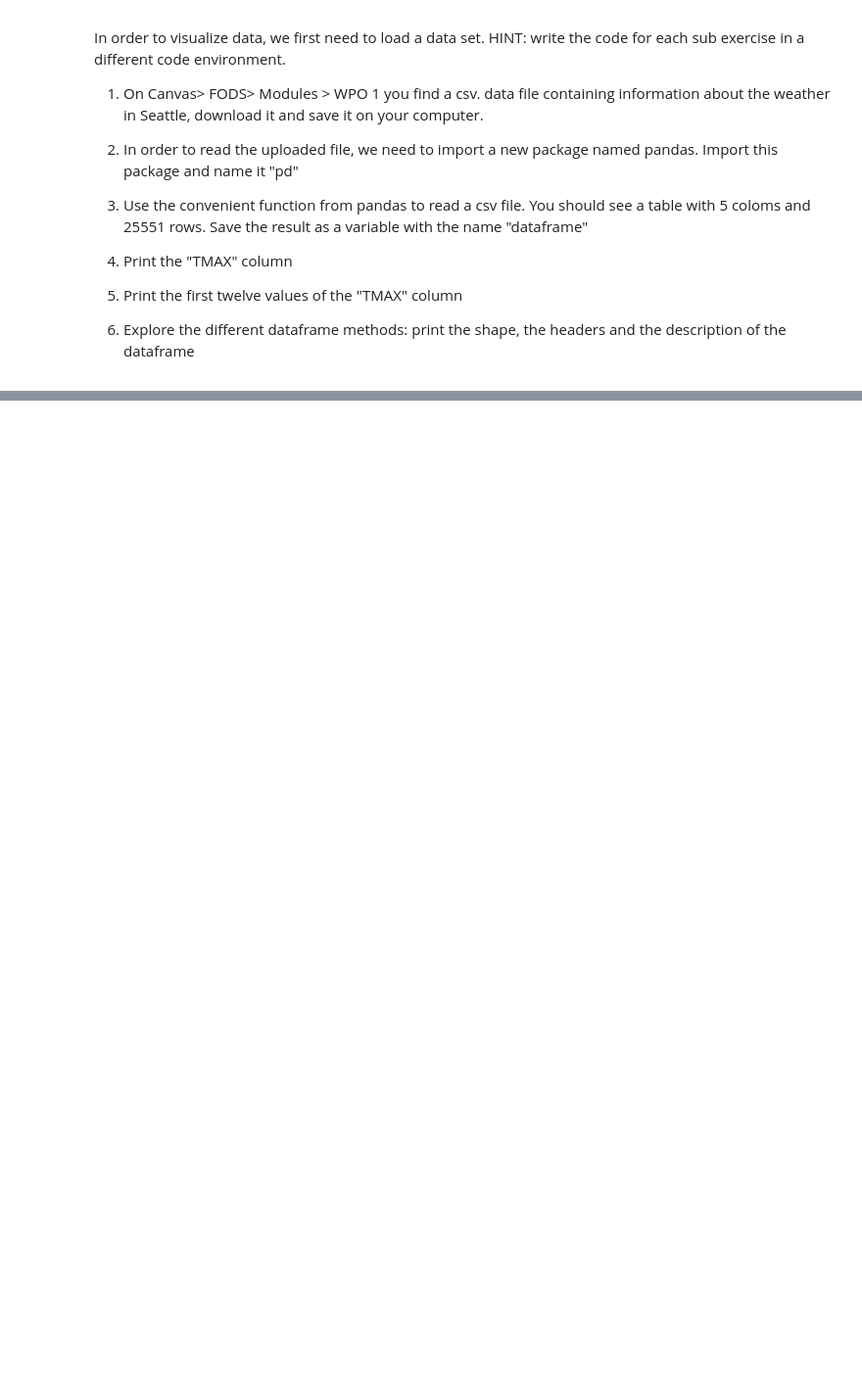
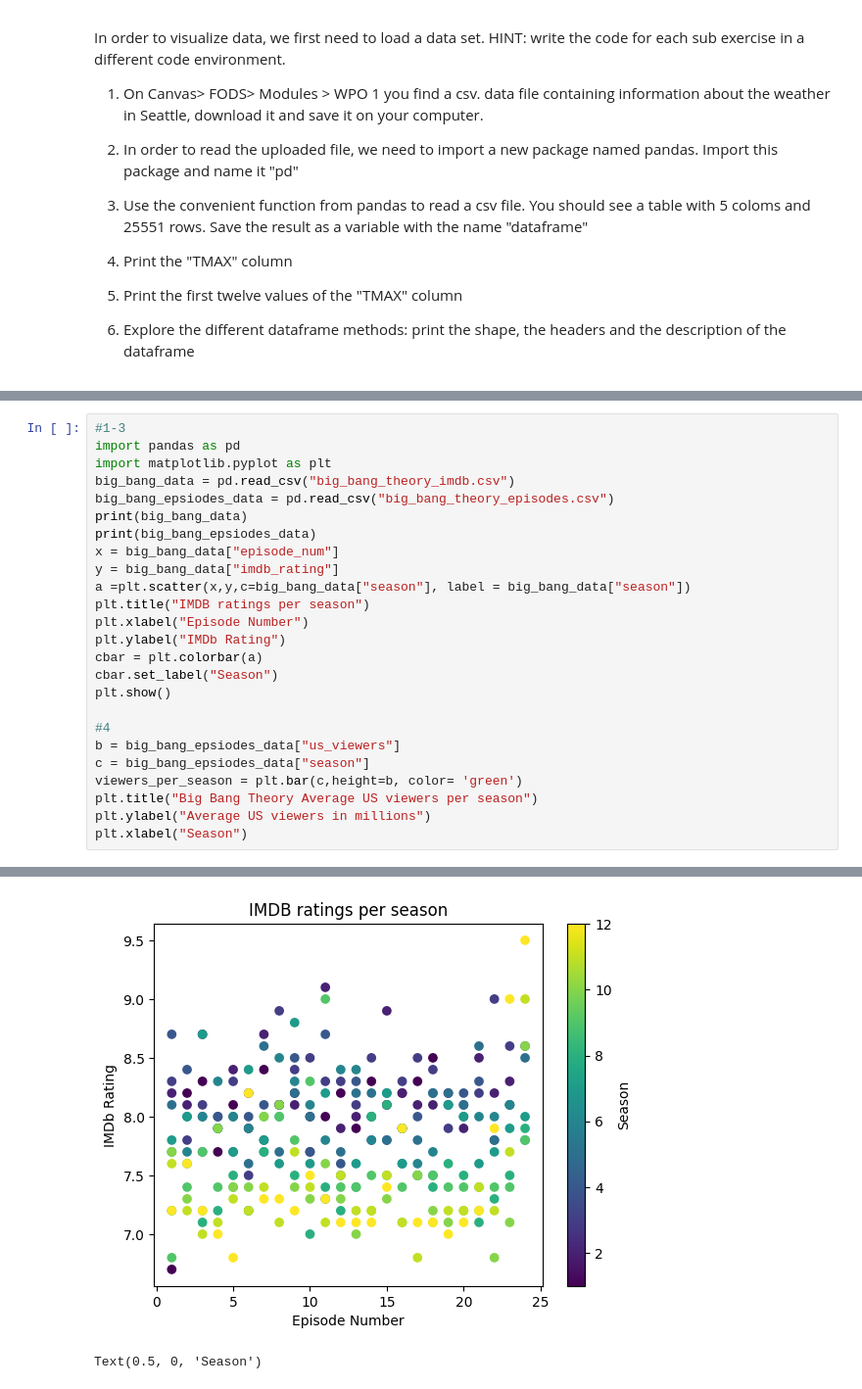
Before and after one commit to karagoz-matias/Data-Science-WPO, a Jupyter notebook: exercise_session_1.ipynb, the cells around one changed output, grey strips where cells are left out. Shown: that part at 98% size. Saved outputs shown, nothing was run; the diff lists cells and outputs as text; blank space fills up the shorter version.

```diff
--- a/exercise_session_1.ipynb
+++ b/exercise_session_1.ipynb
@@ -433,0 +456,26 @@ Now download two other datasets "big_bang_theory_episodes.csv" and "big_bang_the
+# %%
+#1-3
+import pandas as pd
+import matplotlib.pyplot as plt
+big_bang_data = pd.read_csv("big_bang_theory_imdb.csv")
+big_bang_epsiodes_data = pd.read_csv("big_bang_theory_episodes.csv")
+print(big_bang_data)
+print(big_bang_epsiodes_data)
+x = big_bang_data["episode_num"]
+y = big_bang_data["imdb_rating"]
+a =plt.scatter(x,y,c=big_bang_data["season"], label = big_bang_data["season"])
+plt.title("IMDB ratings per season")
+plt.xlabel("Episode Number")
+plt.ylabel("IMDb Rating")
+cbar = plt.colorbar(a)
+cbar.set_label("Season")
+plt.show()
+
+#4
+b = big_bang_epsiodes_data["us_viewers"]
+c = big_bang_epsiodes_data["season"]
+viewers_per_season = plt.bar(c,height=b, color= 'green')
+plt.title("Big Bang Theory Average US viewers per season")
+plt.ylabel("Average US viewers in millions")
+plt.xlabel("Season")
+# %% [output]
@@ -433,0 +499,2 @@ Now download two other datasets "big_bang_theory_episodes.csv" and "big_bang_the
+[figure, added]
+Text(0.5, 0, 'Season')
```
Also changed, not shown: parts of 22 cells of this notebook.
